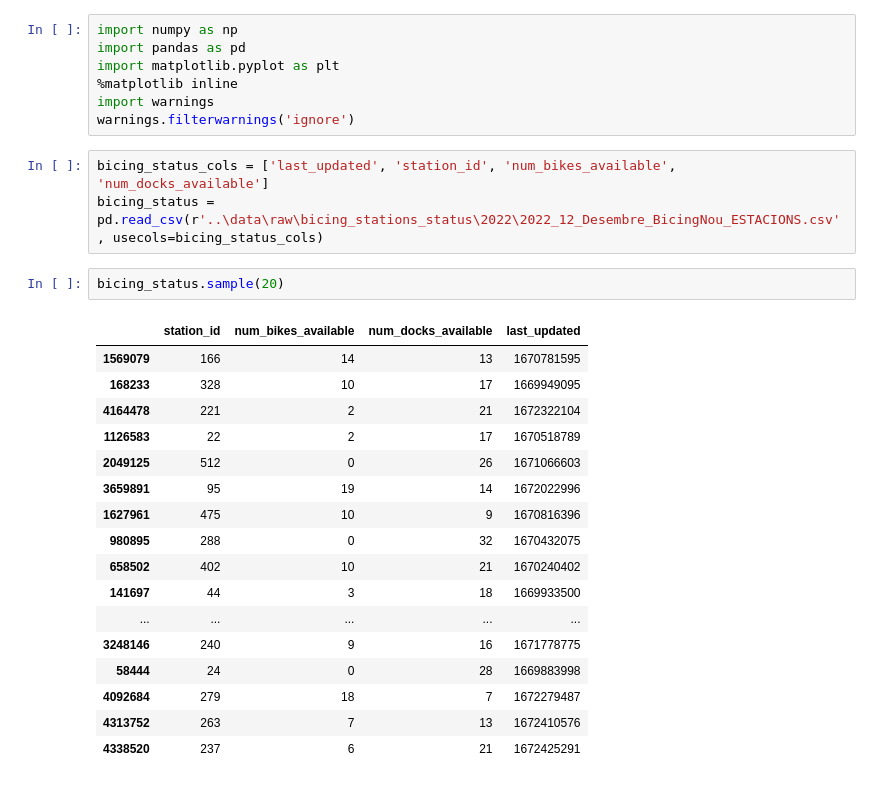
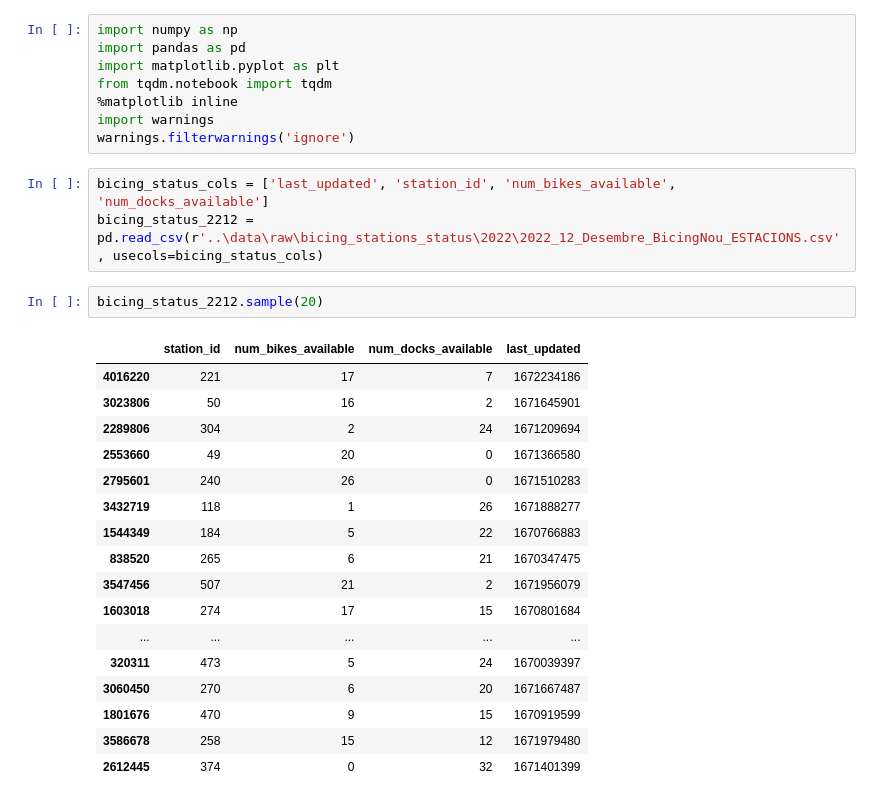
Before and after one commit to jadelaossa/bike-availability-prediction, a Jupyter notebook: notebooks/1.0-jdf-initial-data-exploration.ipynb, the cells around one changed output. Saved outputs shown, nothing was run; the diff lists cells and outputs as text.

```diff
--- a/notebooks/1.0-jdf-initial-data-exploration.ipynb
+++ b/notebooks/1.0-jdf-initial-data-exploration.ipynb
@@ -2,29 +2,30 @@
 import numpy as np
 import pandas as pd
 import matplotlib.pyplot as plt
+from tqdm.notebook import tqdm
 %matplotlib inline
 import warnings
 warnings.filterwarnings('ignore')
 # %%
 bicing_status_cols = ['last_updated', 'station_id', 'num_bikes_available', 'num_docks_available']
-bicing_status = pd.read_csv(r'..\data\raw\bicing_stations_status\2022\2022_12_Desembre_BicingNou_ESTACIONS.csv', usecols=bicing_status_cols)
+bicing_status_2212 = pd.read_csv(r'..\data\raw\bicing_stations_status\2022\2022_12_Desembre_BicingNou_ESTACIONS.csv', usecols=bicing_status_cols)
 # %%
-bicing_status.sample(20)
+bicing_status_2212.sample(20)
 # %% [output]
 |  | station_id | num_bikes_available | num_docks_available | last_updated |
-| 1569079 | 166 | 14 | 13 | 1670781595 |
-| 168233 | 328 | 10 | 17 | 1669949095 |
-| 4164478 | 221 | 2 | 21 | 1672322104 |
-| 1126583 | 22 | 2 | 17 | 1670518789 |
-| 2049125 | 512 | 0 | 26 | 1671066603 |
-| 3659891 | 95 | 19 | 14 | 1672022996 |
-| 1627961 | 475 | 10 | 9 | 1670816396 |
-| 980895 | 288 | 0 | 32 | 1670432075 |
-| 658502 | 402 | 10 | 21 | 1670240402 |
-| 141697 | 44 | 3 | 18 | 1669933500 |
+| 4016220 | 221 | 17 | 7 | 1672234186 |
+| 3023806 | 50 | 16 | 2 | 1671645901 |
+| 2289806 | 304 | 2 | 24 | 1671209694 |
+| 2553660 | 49 | 20 | 0 | 1671366580 |
+| 2795601 | 240 | 26 | 0 | 1671510283 |
+| 3432719 | 118 | 1 | 26 | 1671888277 |
+| 1544349 | 184 | 5 | 22 | 1670766883 |
+| 838520 | 265 | 6 | 21 | 1670347475 |
+| 3547456 | 507 | 21 | 2 | 1671956079 |
+| 1603018 | 274 | 17 | 15 | 1670801684 |
 | ... | ... | ... | ... | ... |
-| 3248146 | 240 | 9 | 16 | 1671778775 |
-| 58444 | 24 | 0 | 28 | 1669883998 |
-| 4092684 | 279 | 18 | 7 | 1672279487 |
-| 4313752 | 263 | 7 | 13 | 1672410576 |
-| 4338520 | 237 | 6 | 21 | 1672425291 |
+| 320311 | 473 | 5 | 24 | 1670039397 |
+| 3060450 | 270 | 6 | 20 | 1671667487 |
+| 1801676 | 470 | 9 | 15 | 1670919599 |
+| 3586678 | 258 | 15 | 12 | 1671979480 |
+| 2612445 | 374 | 0 | 32 | 1671401399 |
```
Also changed, not shown: parts of 26 cells of this notebook, 1 other file.
